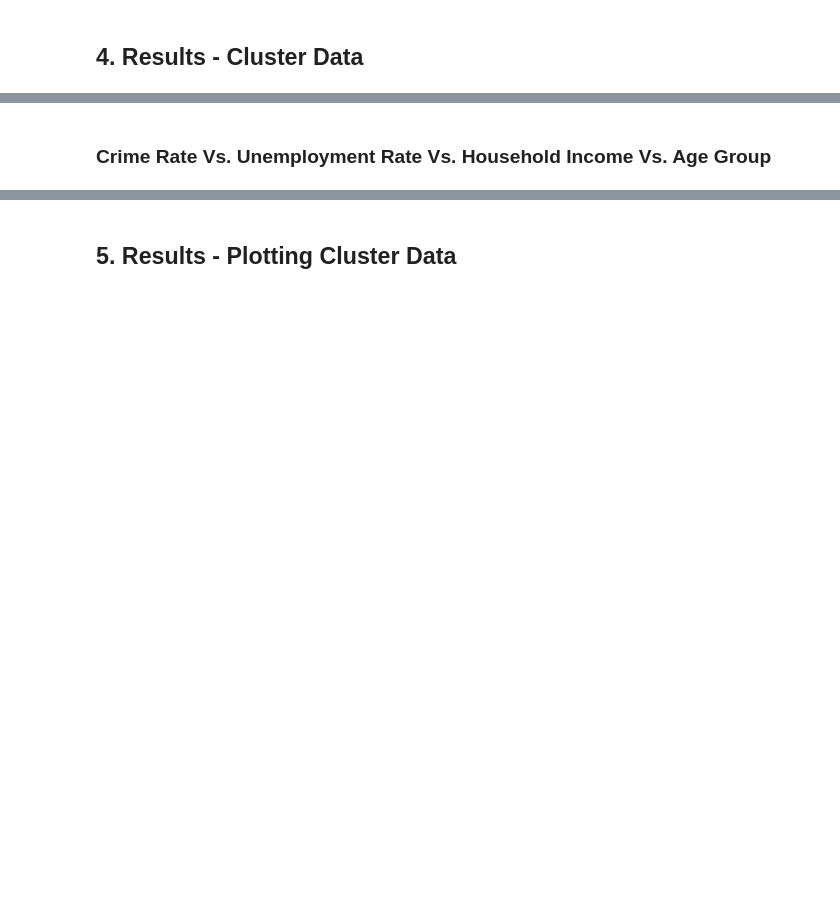
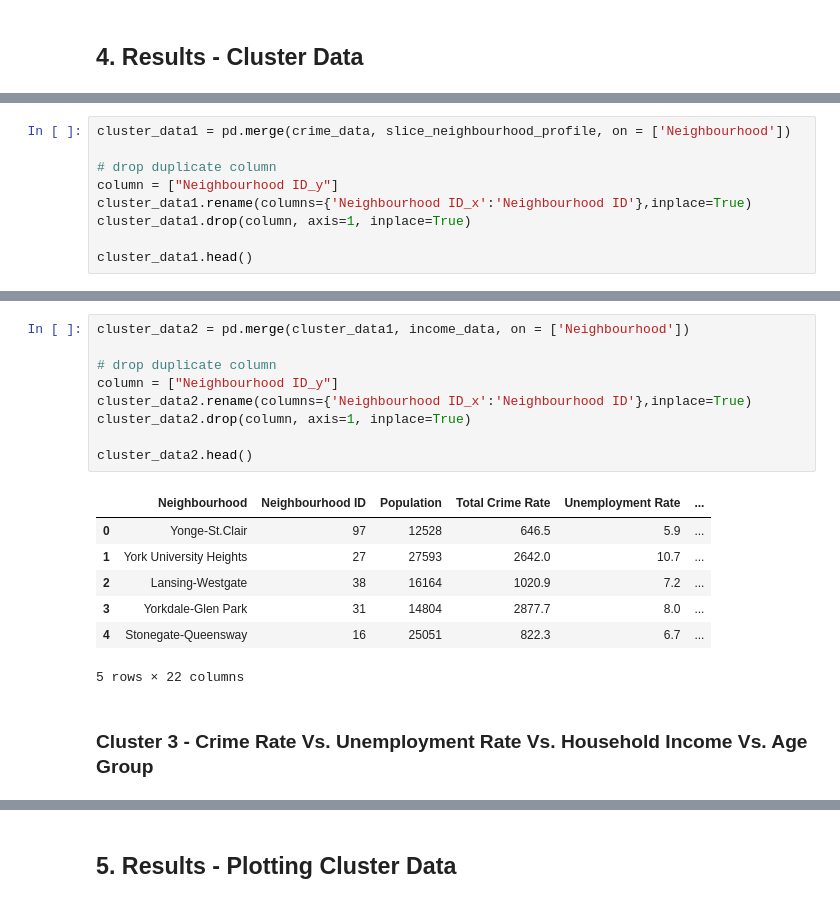
Before and after one commit to rnlclngpilar/SOFE3720-FinalProject, a Jupyter notebook: Final_Project_Clustering_Neighbourhoods.ipynb, the cells around one changed output, grey strips where cells are left out. Cells and saved outputs as stored; diff of their text form; blank space fills up the shorter version.

```diff
--- a/Final_Project_Clustering_Neighbourhoods.ipynb
+++ b/Final_Project_Clustering_Neighbourhoods.ipynb
@@ -455,0 +473,9 @@ cluster_data.head()
+# %%
+cluster_data1 = pd.merge(crime_data, slice_neighbourhood_profile, on = ['Neighbourhood'])
+
+# drop duplicate column
+column = ["Neighbourhood ID_y"]
+cluster_data1.rename(columns={'Neighbourhood ID_x':'Neighbourhood ID'},inplace=True)
+cluster_data1.drop(column, axis=1, inplace=True)
+
+cluster_data1.head()
@@ -469,2 +491,19 @@ cluster_data.head()
+# %%
+cluster_data2 = pd.merge(cluster_data1, income_data, on = ['Neighbourhood'])
+
+# drop duplicate column
+column = ["Neighbourhood ID_y"]
+cluster_data2.rename(columns={'Neighbourhood ID_x':'Neighbourhood ID'},inplace=True)
+cluster_data2.drop(column, axis=1, inplace=True)
+
+cluster_data2.head()
+# %% [output]
+|  | Neighbourhood | Neighbourhood ID | Population | Total Crime Rate | Unemployment Rate | ... |
+| 0 | Yonge-St.Clair | 97 | 12528 | 646.5 | 5.9 | ... |
+| 1 | York University Heights | 27 | 27593 | 2642.0 | 10.7 | ... |
+| 2 | Lansing-Westgate | 38 | 16164 | 1020.9 | 7.2 | ... |
+| 3 | Yorkdale-Glen Park | 31 | 14804 | 2877.7 | 8.0 | ... |
+| 4 | Stonegate-Queensway | 16 | 25051 | 822.3 | 6.7 | ... |
+5 rows × 22 columns
 # %% [markdown]
-### Crime Rate Vs. Unemployment Rate Vs. Household Income Vs. Age Group
+### Cluster 3 - Crime Rate Vs. Unemployment Rate Vs. Household Income Vs. Age Group
```
Also changed, not shown: parts of 26 cells of this notebook.
